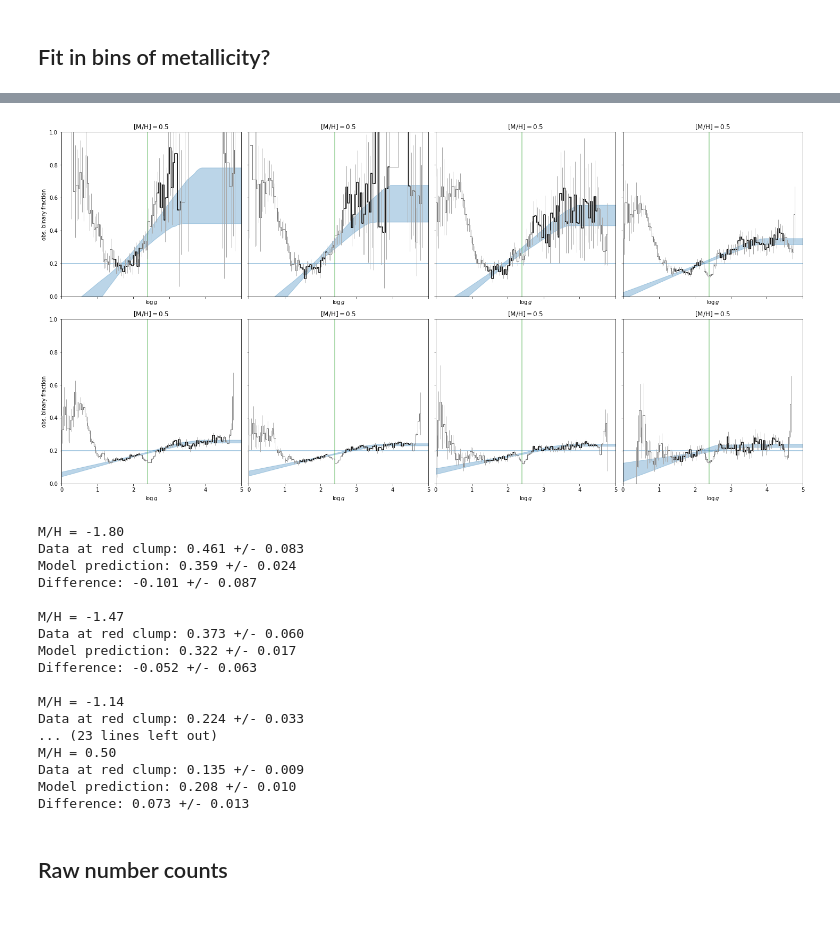
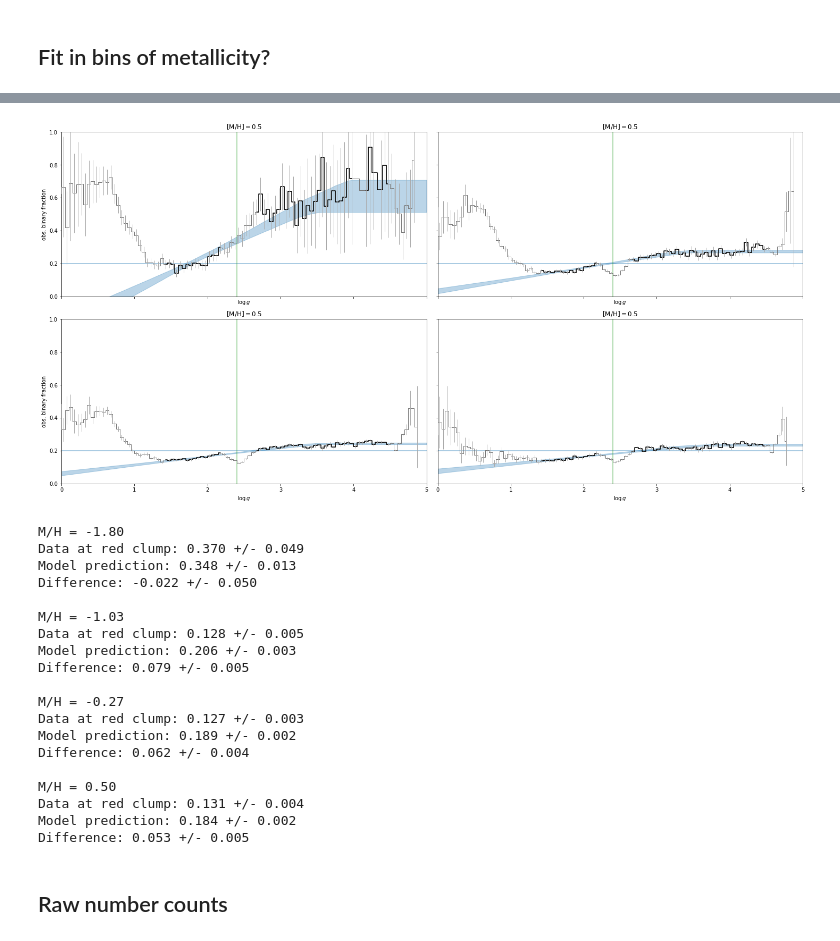
Before and after one commit to adrn/RedClumpBinaries, a Jupyter notebook: Code/APOGEE-Red-Clump-binaries.ipynb, the cells around one changed output, grey strips where cells are left out. Saved outputs shown, nothing was run; the diff lists cells and outputs as text; code cells hidden in the pictures.

```diff
--- a/Code/APOGEE-Red-Clump-binaries.ipynb
+++ b/Code/APOGEE-Red-Clump-binaries.ipynb
@@ -242,7 +242,7 @@ Text(0, 0.5, 'obs. binary fraction')
 # %% [markdown]
 ## Fit in bins of metallicity?
 # %%
-mh_bin_centers = np.linspace(-1.8, 0.5, 8)
+mh_bin_centers = np.linspace(-1.8, 0.5, 4)
 d_mh = mh_bin_centers[1] - mh_bin_centers[0]
 
 rows = []
@@ -301,5 +303,5 @@ NUTS: [slope, const_y, break_x]
 # %%
-fig, axes = plt.subplots(2, 4,
+fig, axes = plt.subplots(2, 2,
                          figsize=(4 * 5, 2 * 5),
                          sharex=True, sharey=True,
                          constrained_layout=True)
@@ -318,34 +320,34 @@ for i, r in enumerate(rows):
                 marker='', drawstyle='steps-mid', color='k', zorder=100)
 
     ax.plot(r['data_x'],
             r['data_y'],
             marker='', drawstyle='steps-mid', zorder=10,
             color='#777777', linewidth=1)
 
     ax.errorbar(r['data_x'],
                 r['data_y'],
                 r['data_yerr'],
                 ecolor='#aaaaaa', ls='none', marker='', zorder=100, elinewidth=1)
 
     grid_x = np.linspace(0, 5, 128)
     pcl1, pcl2 = np.percentile(get_model_y(grid_x, r['mh_samples'], subN=512),
                                q=[5, 95], axis=0)
     ax.fill_between(grid_x, pcl1, pcl2, color='tab:blue', alpha=0.3)
 
     ax.set_title(r'$[{\rm M}/{\rm H}] = ' + f'{mh:.1f}$')
     ax.set_xlim(0., 4.5)
     ax.set_ylim(0, 1)
     ax.set_xlabel(r'$\log g$')
 
     ax.axhline(0.2, color='tab:blue', alpha=0.5)
     ax.axvline(2.4, color='tab:green', alpha=0.5)
 
 ax.set_xticks(np.arange(0, 5+1, 1))
 
 for ax in axes[:, 0]:
     ax.set_ylabel('obs. binary fraction')
 # %% [output]
-[figure, old version]
+[figure, new version]
 # %%
 for i, r in enumerate(rows):
     print(f"M/H = {r['mh']:.2f}")
@@ -355,22 +357,24 @@ for i, r in enumerate(rows):
     print()
 # %% [output]
 M/H = -1.80
-Data at red clump: 0.461 +/- 0.083
-Model prediction: 0.359 +/- 0.024
-Difference: -0.101 +/- 0.087
+Data at red clump: 0.370 +/- 0.049
+Model prediction: 0.348 +/- 0.013
+Difference: -0.022 +/- 0.050
 
-M/H = -1.47
-Data at red clump: 0.373 +/- 0.060
-Model prediction: 0.322 +/- 0.017
-Difference: -0.052 +/- 0.063
+M/H = -1.03
+Data at red clump: 0.128 +/- 0.005
+Model prediction: 0.206 +/- 0.003
+Difference: 0.079 +/- 0.005
 
-M/H = -1.14
-Data at red clump: 0.224 +/- 0.033
-... (23 lines left out)
+M/H = -0.27
+Data at red clump: 0.127 +/- 0.003
+Model prediction: 0.189 +/- 0.002
+Difference: 0.062 +/- 0.004
+
 M/H = 0.50
-Data at red clump: 0.135 +/- 0.009
-Model prediction: 0.208 +/- 0.010
-Difference: 0.073 +/- 0.013
+Data at red clump: 0.131 +/- 0.004
+Model prediction: 0.184 +/- 0.002
+Difference: 0.053 +/- 0.005
 # %% [markdown]
 ## Raw number counts
 # %%
```
Also changed, not shown: parts of 6 cells of this notebook.
